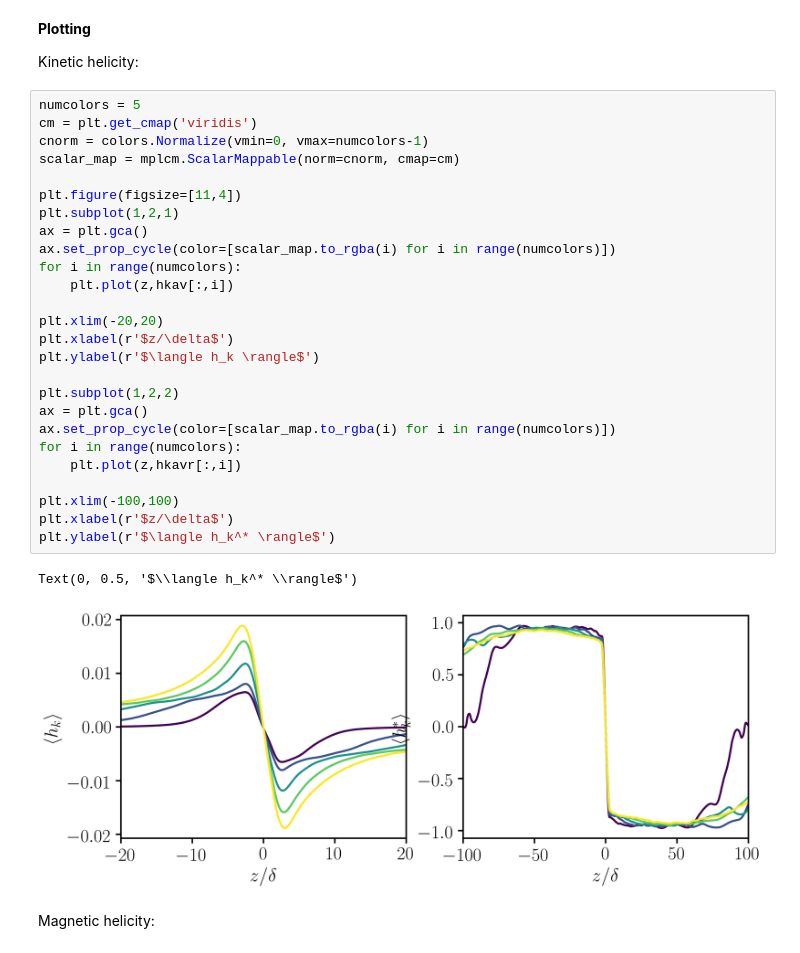
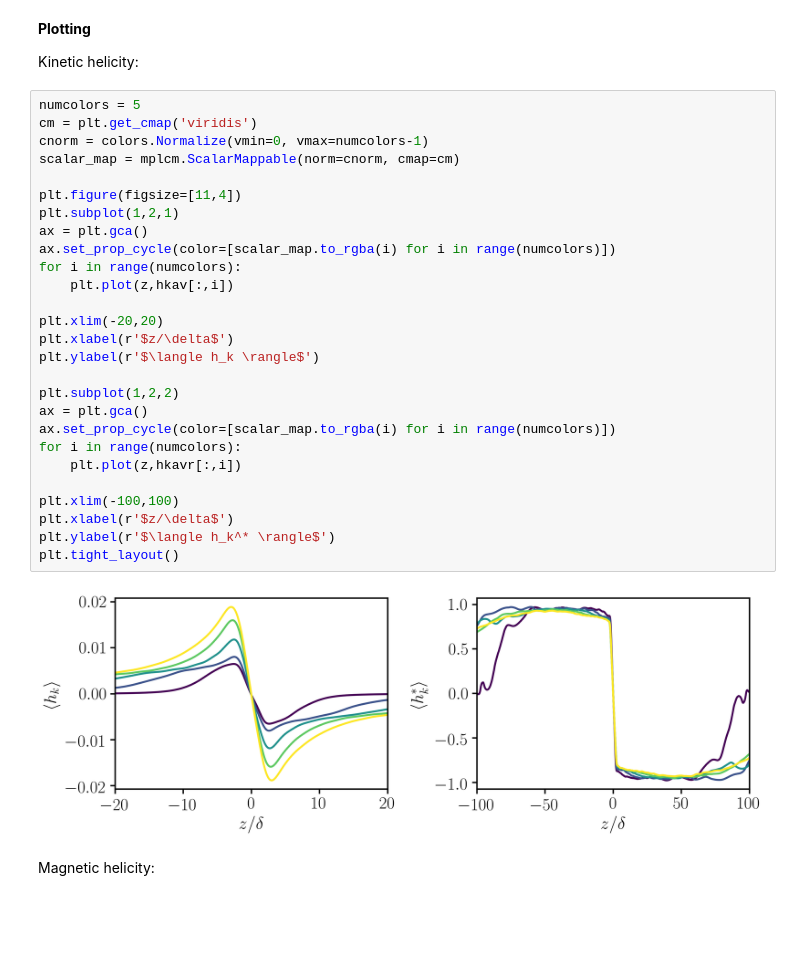
Before and after one commit to benmcdermott/MCwave, a Jupyter notebook: helicity_analysis.ipynb, the cells around one changed output. Cells and saved outputs as stored; diff of their text form; blank space fills up the shorter version.

```diff
--- a/helicity_analysis.ipynb
+++ b/helicity_analysis.ipynb
@@ -78,32 +78,32 @@ Kinetic helicity:
 # %%
 numcolors = 5
 cm = plt.get_cmap('viridis')
 cnorm = colors.Normalize(vmin=0, vmax=numcolors-1)
 scalar_map = mplcm.ScalarMappable(norm=cnorm, cmap=cm)
 
 plt.figure(figsize=[11,4])
 plt.subplot(1,2,1)
 ax = plt.gca()
 ax.set_prop_cycle(color=[scalar_map.to_rgba(i) for i in range(numcolors)])
 for i in range(numcolors):
     plt.plot(z,hkav[:,i])
 
 plt.xlim(-20,20)
 plt.xlabel(r'$z/\delta$')
 plt.ylabel(r'$\langle h_k \rangle$')
 
 plt.subplot(1,2,2)
 ax = plt.gca()
 ax.set_prop_cycle(color=[scalar_map.to_rgba(i) for i in range(numcolors)])
 for i in range(numcolors):
     plt.plot(z,hkavr[:,i])
 
 plt.xlim(-100,100)
 plt.xlabel(r'$z/\delta$')
 plt.ylabel(r'$\langle h_k^* \rangle$')
+plt.tight_layout()
 # %% [output]
-Text(0, 0.5, '$\\langle h_k^* \\rangle$')
-[figure, old version]
+[figure, new version]
 # %% [markdown]
 Magnetic helicity:
 # %%
```
Also changed, not shown: parts of 3 cells of this notebook.
